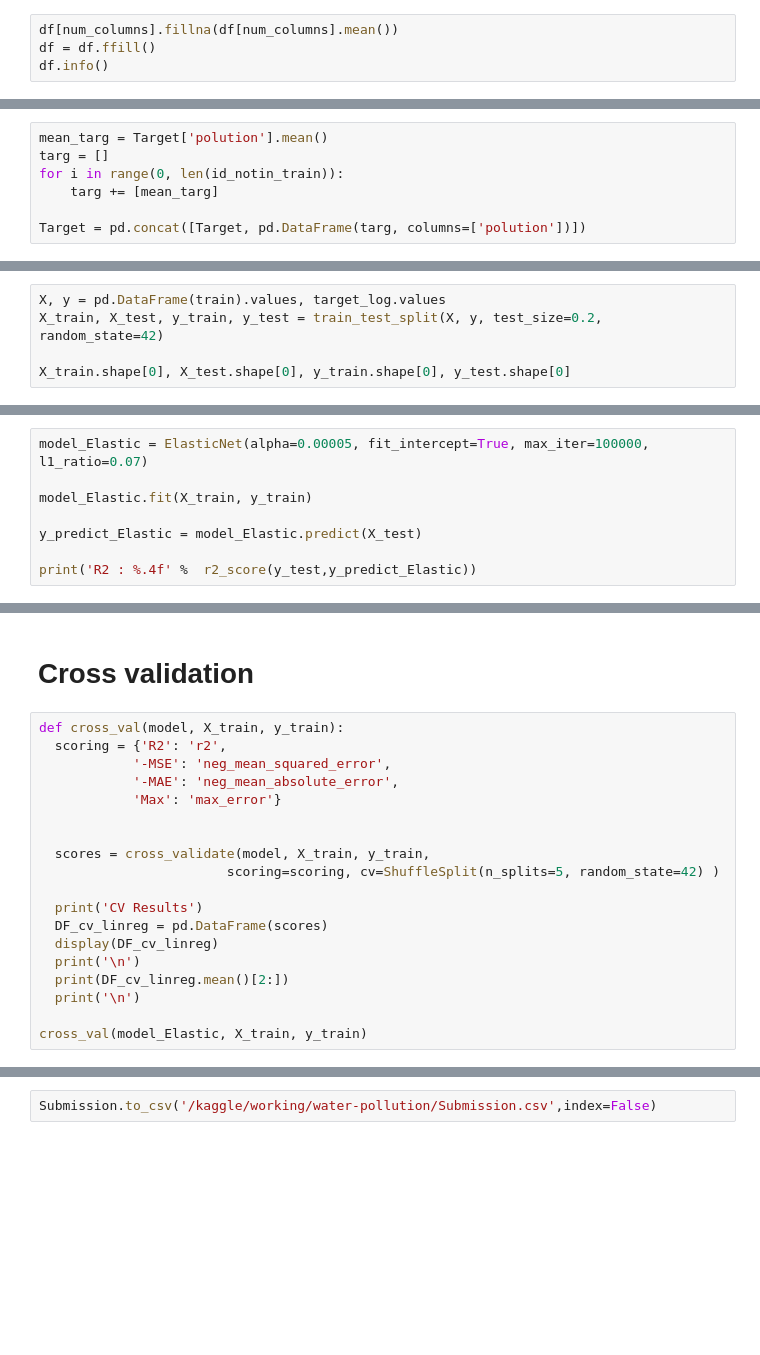
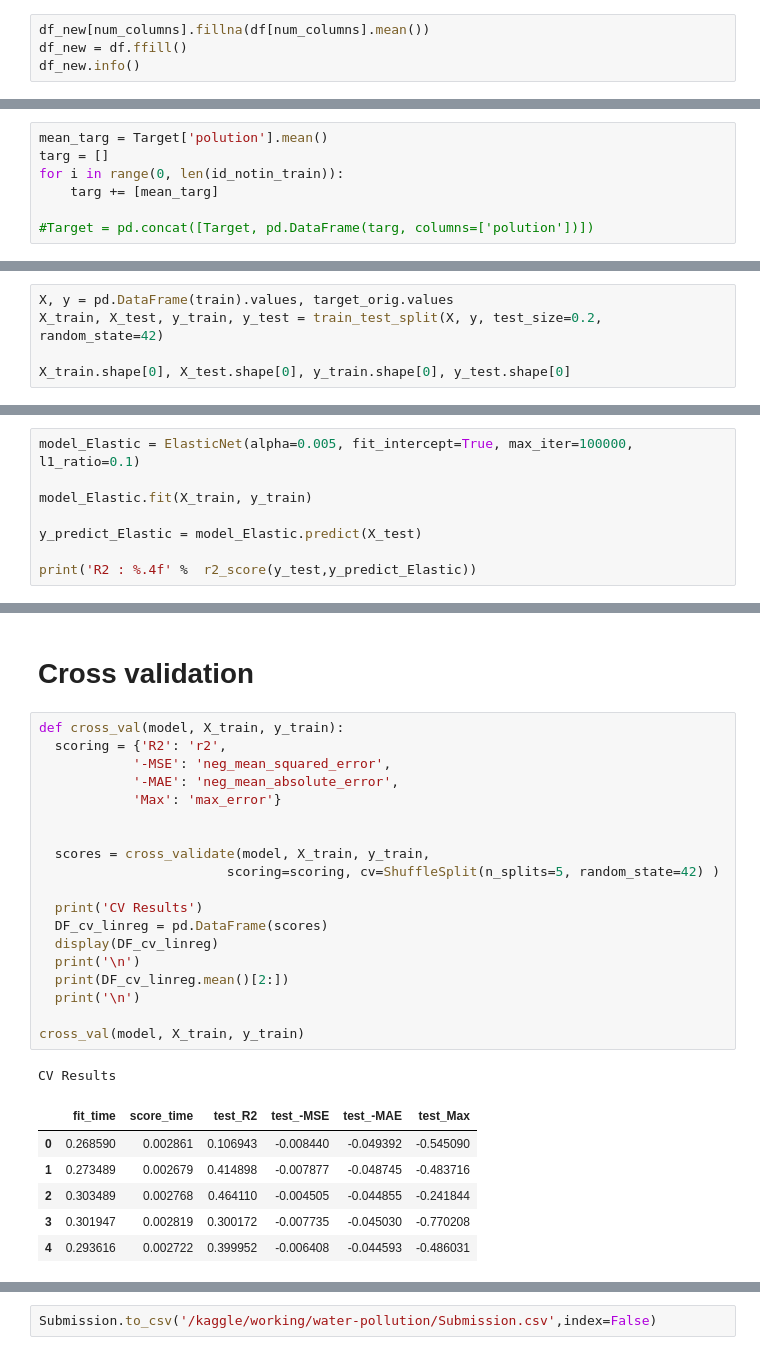
Before and after one commit to hydramst/water_pollution, a Jupyter notebook: water-pollution-lr.ipynb, the cells around one changed output, grey strips where cells are left out. Saved outputs shown, nothing was run; the diff lists cells and outputs as text; blank space fills up the shorter version.

```diff
--- a/water-pollution-lr.ipynb
+++ b/water-pollution-lr.ipynb
@@ -111,6 +111,6 @@ df = pd.concat([df, id_notin_train])
 # %%
-df[num_columns].fillna(df[num_columns].mean())
-df = df.ffill()
-df.info()
+df_new[num_columns].fillna(df[num_columns].mean())
+df_new = df.ffill()
+df_new.info()
 # %% [output]
 <class 'pandas.core.frame.DataFrame'>
@@ -138,4 +138,4 @@ targ = []
 for i in range(0, len(id_notin_train)):
     targ += [mean_targ]
 
-Target = pd.concat([Target, pd.DataFrame(targ, columns=['polution'])])
+#Target = pd.concat([Target, pd.DataFrame(targ, columns=['polution'])])
@@ -182,7 +168,7 @@ target_orig = Target['polution']
 # %% [markdown]
 # Traintest split
 # %%
-X, y = pd.DataFrame(train).values, target_log.values
+X, y = pd.DataFrame(train).values, target_orig.values
 X_train, X_test, y_train, y_test = train_test_split(X, y, test_size=0.2, random_state=42)
 
 X_train.shape[0], X_test.shape[0], y_train.shape[0], y_test.shape[0]
@@ -226,7 +212,7 @@ model_ElasticCV = ElasticNetCV(n_alphas=1, fit_intercept=True, max_iter=100000,
 # %% [markdown]
 # ElasticNet
 # %%
-model_Elastic = ElasticNet(alpha=0.00005, fit_intercept=True, max_iter=100000, l1_ratio=0.07)
+model_Elastic = ElasticNet(alpha=0.005, fit_intercept=True, max_iter=100000, l1_ratio=0.1)
 
 model_Elastic.fit(X_train, y_train)
 
@@ -284,19 +275,27 @@ plotGraph(y_test, y_predict, "Ridge: RED - predicted. BLUE - original")
 # %%
 def cross_val(model, X_train, y_train):
   scoring = {'R2': 'r2',
             '-MSE': 'neg_mean_squared_error',
             '-MAE': 'neg_mean_absolute_error',
             'Max': 'max_error'}
 
 
   scores = cross_validate(model, X_train, y_train,
                         scoring=scoring, cv=ShuffleSplit(n_splits=5, random_state=42) )
 
   print('CV Results')
   DF_cv_linreg = pd.DataFrame(scores)
   display(DF_cv_linreg)
   print('\n')
   print(DF_cv_linreg.mean()[2:])
   print('\n')
 
-cross_val(model_Elastic, X_train, y_train)
+cross_val(model, X_train, y_train)
+# %% [output]
+CV Results
+|  | fit_time | score_time | test_R2 | test_-MSE | test_-MAE | test_Max |
+| 0 | 0.268590 | 0.002861 | 0.106943 | -0.008440 | -0.049392 | -0.545090 |
+| 1 | 0.273489 | 0.002679 | 0.414898 | -0.007877 | -0.048745 | -0.483716 |
+| 2 | 0.303489 | 0.002768 | 0.464110 | -0.004505 | -0.044855 | -0.241844 |
+| 3 | 0.301947 | 0.002819 | 0.300172 | -0.007735 | -0.045030 | -0.770208 |
+| 4 | 0.293616 | 0.002722 | 0.399952 | -0.006408 | -0.044593 | -0.486031 |
```
Also changed, not shown: parts of 16 cells of this notebook.
